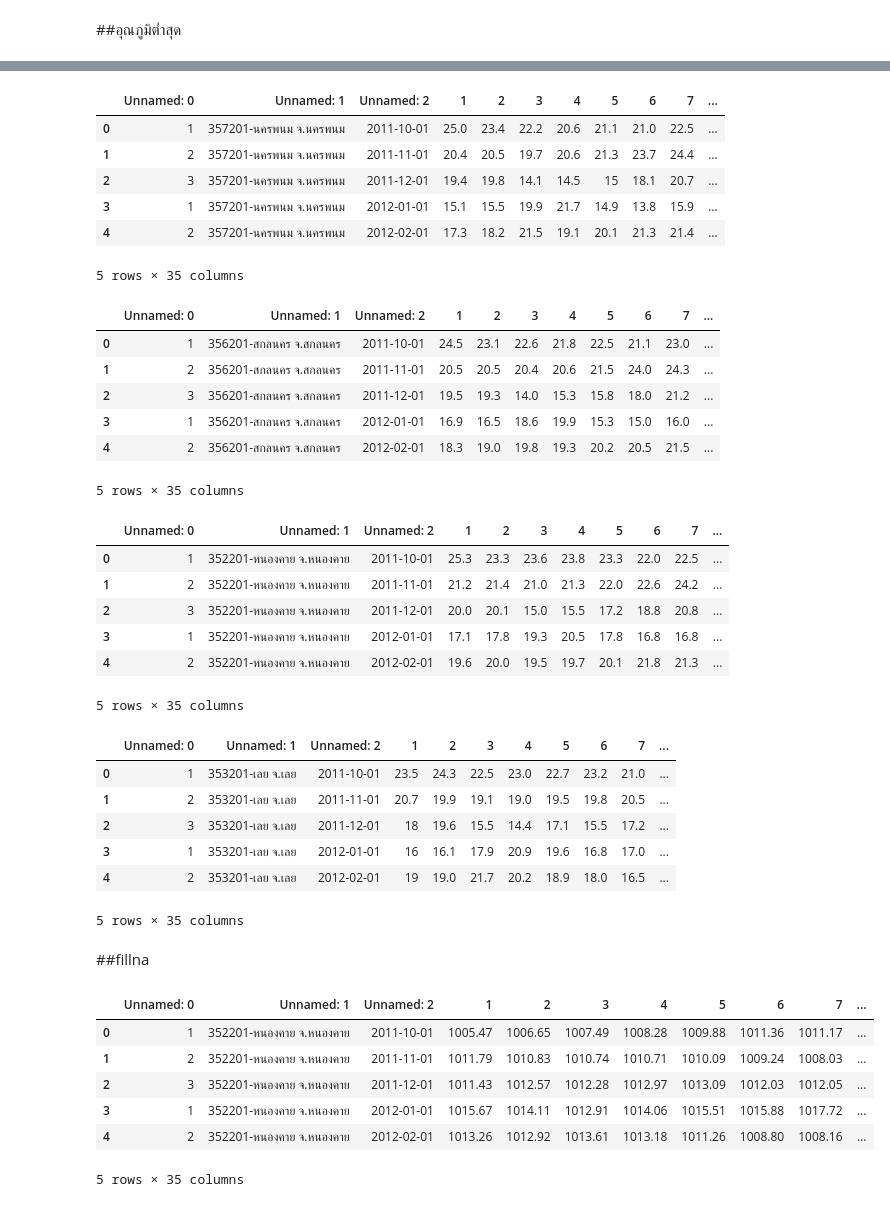
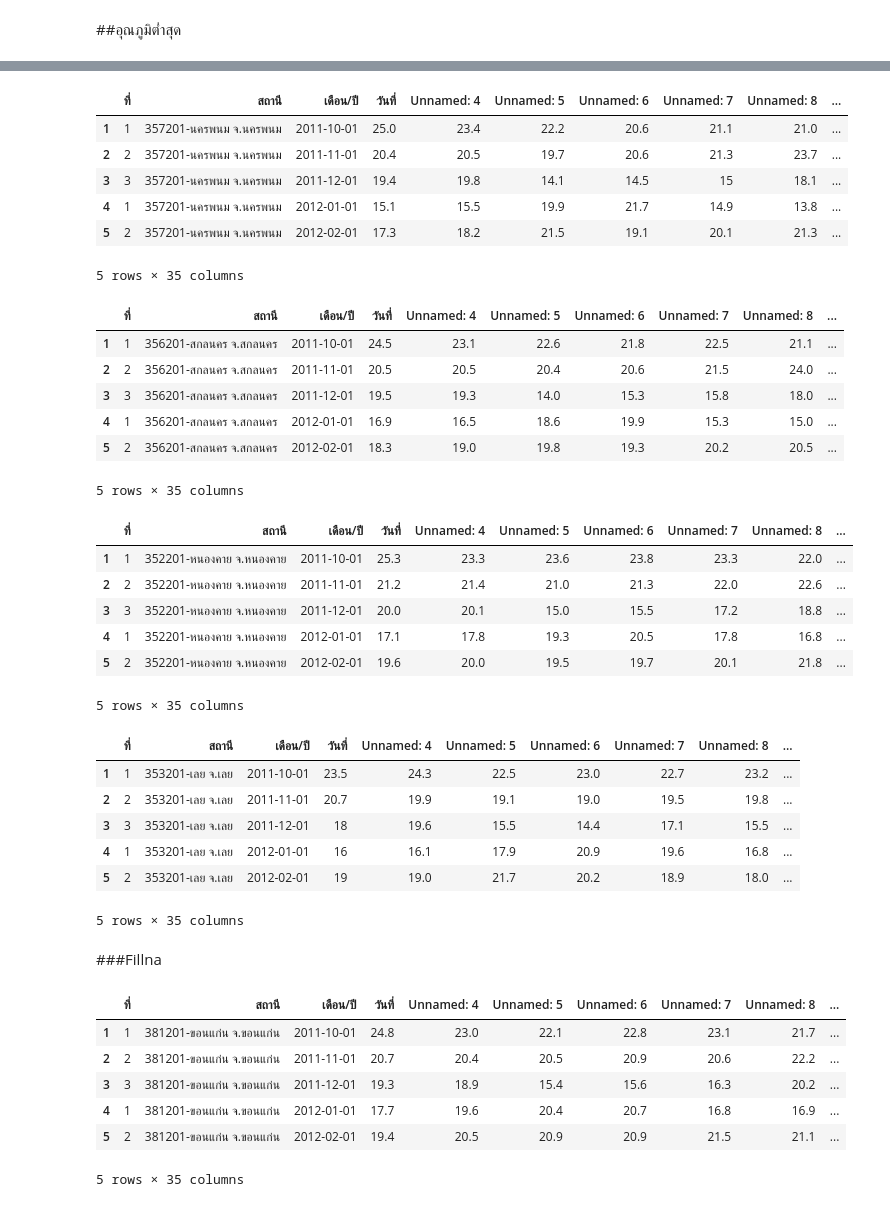
Before and after one commit to 1234567890qqqqqq/-links-colab, a Jupyter notebook: Quiz_Group_7_of_Midterm.ipynb, the cells around one changed output, grey strips where cells are left out. Saved outputs shown, nothing was run; the diff lists cells and outputs as text; code cells hidden in the pictures.

```diff
--- a/Quiz_Group_7_of_Midterm.ipynb
+++ b/Quiz_Group_7_of_Midterm.ipynb
@@ -401,11 +1126,11 @@ df75.head()
 # %% [markdown]
 ##อุณภูมิต่ำสุด
 # %%
-df81 = pd.read_excel('/content/drive/MyDrive/2 65/จารต้น 2/bsc_DMPM_data/อุตุ/อุณหภูมิต่ำสุด(เซลเซียส)/จ.ขอนแก่น.xlsx',sheet_name='Sheet1',skiprows=4)
-df82 = pd.read_excel('/content/drive/MyDrive/2 65/จารต้น 2/bsc_DMPM_data/อุตุ/อุณหภูมิต่ำสุด(เซลเซียส)/จ.นครพนม.xlsx',sheet_name='Sheet1',skiprows=4)
-df83 = pd.read_excel('/content/drive/MyDrive/2 65/จารต้น 2/bsc_DMPM_data/อุตุ/อุณหภูมิต่ำสุด(เซลเซียส)/จ.สกล.xlsx',sheet_name='Sheet1',skiprows=4)
-df84 = pd.read_excel('/content/drive/MyDrive/2 65/จารต้น 2/bsc_DMPM_data/อุตุ/อุณหภูมิต่ำสุด(เซลเซียส)/จ.หนองคาย.xlsx',sheet_name='Sheet1',skiprows=4)
-df85 = pd.read_excel('/content/drive/MyDrive/2 65/จารต้น 2/bsc_DMPM_data/อุตุ/อุณหภูมิต่ำสุด(เซลเซียส)/จ.เลย.xlsx',sheet_name='Sheet1',skiprows=4)
+df81 = pd.read_excel('/content/drive/MyDrive/2 65/จารต้น 2/bsc_DMPM_data/อุตุ/อุณหภูมิต่ำสุด(เซลเซียส)/จ.ขอนแก่น.xlsx',sheet_name='Sheet1',skiprows=3).drop(0, axis=0)
+df82 = pd.read_excel('/content/drive/MyDrive/2 65/จารต้น 2/bsc_DMPM_data/อุตุ/อุณหภูมิต่ำสุด(เซลเซียส)/จ.นครพนม.xlsx',sheet_name='Sheet1',skiprows=3).drop(0, axis=0)
+df83 = pd.read_excel('/content/drive/MyDrive/2 65/จารต้น 2/bsc_DMPM_data/อุตุ/อุณหภูมิต่ำสุด(เซลเซียส)/จ.สกล.xlsx',sheet_name='Sheet1',skiprows=3).drop(0, axis=0)
+df84 = pd.read_excel('/content/drive/MyDrive/2 65/จารต้น 2/bsc_DMPM_data/อุตุ/อุณหภูมิต่ำสุด(เซลเซียส)/จ.หนองคาย.xlsx',sheet_name='Sheet1',skiprows=3).drop(0, axis=0)
+df85 = pd.read_excel('/content/drive/MyDrive/2 65/จารต้น 2/bsc_DMPM_data/อุตุ/อุณหภูมิต่ำสุด(เซลเซียส)/จ.เลย.xlsx',sheet_name='Sheet1',skiprows=3).drop(0, axis=0)
 # %%
 df81.head()
 # %% [output]
@@ -419,54 +1144,54 @@ df81.head()
 # %%
 df82.head()
 # %% [output]
-|  | Unnamed: 0 | Unnamed: 1 | Unnamed: 2 | 1 | 2 | 3 | 4 | 5 | 6 | 7 | ... |
-| 0 | 1 | 357201-นครพนม จ.นครพนม | 2011-10-01 | 25.0 | 23.4 | 22.2 | 20.6 | 21.1 | 21.0 | 22.5 | ... |
-| 1 | 2 | 357201-นครพนม จ.นครพนม | 2011-11-01 | 20.4 | 20.5 | 19.7 | 20.6 | 21.3 | 23.7 | 24.4 | ... |
-| 2 | 3 | 357201-นครพนม จ.นครพนม | 2011-12-01 | 19.4 | 19.8 | 14.1 | 14.5 | 15 | 18.1 | 20.7 | ... |
-| 3 | 1 | 357201-นครพนม จ.นครพนม | 2012-01-01 | 15.1 | 15.5 | 19.9 | 21.7 | 14.9 | 13.8 | 15.9 | ... |
-| 4 | 2 | 357201-นครพนม จ.นครพนม | 2012-02-01 | 17.3 | 18.2 | 21.5 | 19.1 | 20.1 | 21.3 | 21.4 | ... |
+|  | ที่ | สถานี | เดือน/ปี | วันที่ | Unnamed: 4 | Unnamed: 5 | Unnamed: 6 | Unnamed: 7 | Unnamed: 8 | ... |
+| 1 | 1 | 357201-นครพนม จ.นครพนม | 2011-10-01 | 25.0 | 23.4 | 22.2 | 20.6 | 21.1 | 21.0 | ... |
+| 2 | 2 | 357201-นครพนม จ.นครพนม | 2011-11-01 | 20.4 | 20.5 | 19.7 | 20.6 | 21.3 | 23.7 | ... |
+| 3 | 3 | 357201-นครพนม จ.นครพนม | 2011-12-01 | 19.4 | 19.8 | 14.1 | 14.5 | 15 | 18.1 | ... |
+| 4 | 1 | 357201-นครพนม จ.นครพนม | 2012-01-01 | 15.1 | 15.5 | 19.9 | 21.7 | 14.9 | 13.8 | ... |
+| 5 | 2 | 357201-นครพนม จ.นครพนม | 2012-02-01 | 17.3 | 18.2 | 21.5 | 19.1 | 20.1 | 21.3 | ... |
 5 rows × 35 columns
 # %%
 df83.head()
 # %% [output]
-|  | Unnamed: 0 | Unnamed: 1 | Unnamed: 2 | 1 | 2 | 3 | 4 | 5 | 6 | 7 | ... |
-| 0 | 1 | 356201-สกลนคร จ.สกลนคร | 2011-10-01 | 24.5 | 23.1 | 22.6 | 21.8 | 22.5 | 21.1 | 23.0 | ... |
-| 1 | 2 | 356201-สกลนคร จ.สกลนคร | 2011-11-01 | 20.5 | 20.5 | 20.4 | 20.6 | 21.5 | 24.0 | 24.3 | ... |
-| 2 | 3 | 356201-สกลนคร จ.สกลนคร | 2011-12-01 | 19.5 | 19.3 | 14.0 | 15.3 | 15.8 | 18.0 | 21.2 | ... |
-| 3 | 1 | 356201-สกลนคร จ.สกลนคร | 2012-01-01 | 16.9 | 16.5 | 18.6 | 19.9 | 15.3 | 15.0 | 16.0 | ... |
-| 4 | 2 | 356201-สกลนคร จ.สกลนคร | 2012-02-01 | 18.3 | 19.0 | 19.8 | 19.3 | 20.2 | 20.5 | 21.5 | ... |
+|  | ที่ | สถานี | เดือน/ปี | วันที่ | Unnamed: 4 | Unnamed: 5 | Unnamed: 6 | Unnamed: 7 | Unnamed: 8 | ... |
+| 1 | 1 | 356201-สกลนคร จ.สกลนคร | 2011-10-01 | 24.5 | 23.1 | 22.6 | 21.8 | 22.5 | 21.1 | ... |
+| 2 | 2 | 356201-สกลนคร จ.สกลนคร | 2011-11-01 | 20.5 | 20.5 | 20.4 | 20.6 | 21.5 | 24.0 | ... |
+| 3 | 3 | 356201-สกลนคร จ.สกลนคร | 2011-12-01 | 19.5 | 19.3 | 14.0 | 15.3 | 15.8 | 18.0 | ... |
+| 4 | 1 | 356201-สกลนคร จ.สกลนคร | 2012-01-01 | 16.9 | 16.5 | 18.6 | 19.9 | 15.3 | 15.0 | ... |
+| 5 | 2 | 356201-สกลนคร จ.สกลนคร | 2012-02-01 | 18.3 | 19.0 | 19.8 | 19.3 | 20.2 | 20.5 | ... |
 5 rows × 35 columns
 # %%
 df84.head()
 # %% [output]
-|  | Unnamed: 0 | Unnamed: 1 | Unnamed: 2 | 1 | 2 | 3 | 4 | 5 | 6 | 7 | ... |
-| 0 | 1 | 352201-หนองคาย จ.หนองคาย | 2011-10-01 | 25.3 | 23.3 | 23.6 | 23.8 | 23.3 | 22.0 | 22.5 | ... |
-| 1 | 2 | 352201-หนองคาย จ.หนองคาย | 2011-11-01 | 21.2 | 21.4 | 21.0 | 21.3 | 22.0 | 22.6 | 24.2 | ... |
-| 2 | 3 | 352201-หนองคาย จ.หนองคาย | 2011-12-01 | 20.0 | 20.1 | 15.0 | 15.5 | 17.2 | 18.8 | 20.8 | ... |
-| 3 | 1 | 352201-หนองคาย จ.หนองคาย | 2012-01-01 | 17.1 | 17.8 | 19.3 | 20.5 | 17.8 | 16.8 | 16.8 | ... |
-| 4 | 2 | 352201-หนองคาย จ.หนองคาย | 2012-02-01 | 19.6 | 20.0 | 19.5 | 19.7 | 20.1 | 21.8 | 21.3 | ... |
+|  | ที่ | สถานี | เดือน/ปี | วันที่ | Unnamed: 4 | Unnamed: 5 | Unnamed: 6 | Unnamed: 7 | Unnamed: 8 | ... |
+| 1 | 1 | 352201-หนองคาย จ.หนองคาย | 2011-10-01 | 25.3 | 23.3 | 23.6 | 23.8 | 23.3 | 22.0 | ... |
+| 2 | 2 | 352201-หนองคาย จ.หนองคาย | 2011-11-01 | 21.2 | 21.4 | 21.0 | 21.3 | 22.0 | 22.6 | ... |
+| 3 | 3 | 352201-หนองคาย จ.หนองคาย | 2011-12-01 | 20.0 | 20.1 | 15.0 | 15.5 | 17.2 | 18.8 | ... |
+| 4 | 1 | 352201-หนองคาย จ.หนองคาย | 2012-01-01 | 17.1 | 17.8 | 19.3 | 20.5 | 17.8 | 16.8 | ... |
+| 5 | 2 | 352201-หนองคาย จ.หนองคาย | 2012-02-01 | 19.6 | 20.0 | 19.5 | 19.7 | 20.1 | 21.8 | ... |
 5 rows × 35 columns
 # %%
 df85.head()
 # %% [output]
-|  | Unnamed: 0 | Unnamed: 1 | Unnamed: 2 | 1 | 2 | 3 | 4 | 5 | 6 | 7 | ... |
-| 0 | 1 | 353201-เลย จ.เลย | 2011-10-01 | 23.5 | 24.3 | 22.5 | 23.0 | 22.7 | 23.2 | 21.0 | ... |
-| 1 | 2 | 353201-เลย จ.เลย | 2011-11-01 | 20.7 | 19.9 | 19.1 | 19.0 | 19.5 | 19.8 | 20.5 | ... |
-| 2 | 3 | 353201-เลย จ.เลย | 2011-12-01 | 18 | 19.6 | 15.5 | 14.4 | 17.1 | 15.5 | 17.2 | ... |
-| 3 | 1 | 353201-เลย จ.เลย | 2012-01-01 | 16 | 16.1 | 17.9 | 20.9 | 19.6 | 16.8 | 17.0 | ... |
-| 4 | 2 | 353201-เลย จ.เลย | 2012-02-01 | 19 | 19.0 | 21.7 | 20.2 | 18.9 | 18.0 | 16.5 | ... |
+|  | ที่ | สถานี | เดือน/ปี | วันที่ | Unnamed: 4 | Unnamed: 5 | Unnamed: 6 | Unnamed: 7 | Unnamed: 8 | ... |
+| 1 | 1 | 353201-เลย จ.เลย | 2011-10-01 | 23.5 | 24.3 | 22.5 | 23.0 | 22.7 | 23.2 | ... |
+| 2 | 2 | 353201-เลย จ.เลย | 2011-11-01 | 20.7 | 19.9 | 19.1 | 19.0 | 19.5 | 19.8 | ... |
+| 3 | 3 | 353201-เลย จ.เลย | 2011-12-01 | 18 | 19.6 | 15.5 | 14.4 | 17.1 | 15.5 | ... |
+| 4 | 1 | 353201-เลย จ.เลย | 2012-01-01 | 16 | 16.1 | 17.9 | 20.9 | 19.6 | 16.8 | ... |
+| 5 | 2 | 353201-เลย จ.เลย | 2012-02-01 | 19 | 19.0 | 21.7 | 20.2 | 18.9 | 18.0 | ... |
 5 rows × 35 columns
 # %% [markdown]
-##fillna
+###Fillna
 # %%
-df111 = df11.fillna(method='ffill')
-df111.head()
+df811 = df81.fillna(method='ffill')
+df811.head()
 # %% [output]
-|  | Unnamed: 0 | Unnamed: 1 | Unnamed: 2 | 1 | 2 | 3 | 4 | 5 | 6 | 7 | ... |
-| 0 | 1 | 352201-หนองคาย จ.หนองคาย | 2011-10-01 | 1005.47 | 1006.65 | 1007.49 | 1008.28 | 1009.88 | 1011.36 | 1011.17 | ... |
-| 1 | 2 | 352201-หนองคาย จ.หนองคาย | 2011-11-01 | 1011.79 | 1010.83 | 1010.74 | 1010.71 | 1010.09 | 1009.24 | 1008.03 | ... |
-| 2 | 3 | 352201-หนองคาย จ.หนองคาย | 2011-12-01 | 1011.43 | 1012.57 | 1012.28 | 1012.97 | 1013.09 | 1012.03 | 1012.05 | ... |
-| 3 | 1 | 352201-หนองคาย จ.หนองคาย | 2012-01-01 | 1015.67 | 1014.11 | 1012.91 | 1014.06 | 1015.51 | 1015.88 | 1017.72 | ... |
-| 4 | 2 | 352201-หนองคาย จ.หนองคาย | 2012-02-01 | 1013.26 | 1012.92 | 1013.61 | 1013.18 | 1011.26 | 1008.80 | 1008.16 | ... |
+|  | ที่ | สถานี | เดือน/ปี | วันที่ | Unnamed: 4 | Unnamed: 5 | Unnamed: 6 | Unnamed: 7 | Unnamed: 8 | ... |
+| 1 | 1 | 381201-ขอนแก่น จ.ขอนแก่น | 2011-10-01 | 24.8 | 23.0 | 22.1 | 22.8 | 23.1 | 21.7 | ... |
+| 2 | 2 | 381201-ขอนแก่น จ.ขอนแก่น | 2011-11-01 | 20.7 | 20.4 | 20.5 | 20.9 | 20.6 | 22.2 | ... |
+| 3 | 3 | 381201-ขอนแก่น จ.ขอนแก่น | 2011-12-01 | 19.3 | 18.9 | 15.4 | 15.6 | 16.3 | 20.2 | ... |
+| 4 | 1 | 381201-ขอนแก่น จ.ขอนแก่น | 2012-01-01 | 17.7 | 19.6 | 20.4 | 20.7 | 16.8 | 16.9 | ... |
+| 5 | 2 | 381201-ขอนแก่น จ.ขอนแก่น | 2012-02-01 | 19.4 | 20.5 | 20.9 | 20.9 | 21.5 | 21.1 | ... |
 5 rows × 35 columns
 # %%
```
Also changed, not shown: parts of 140 cells of this notebook.
